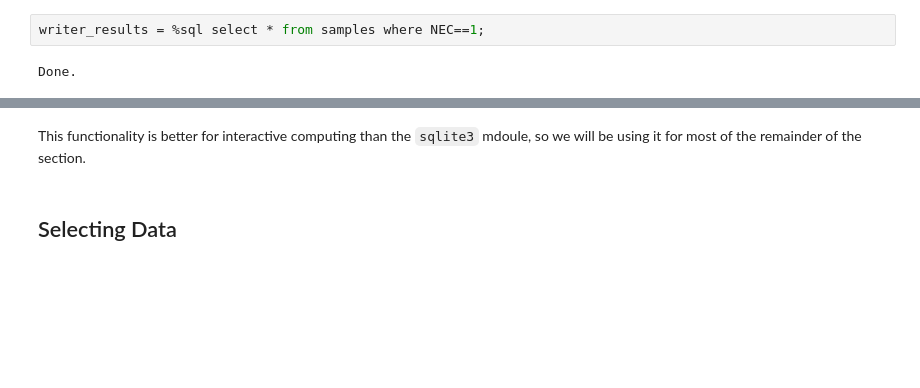
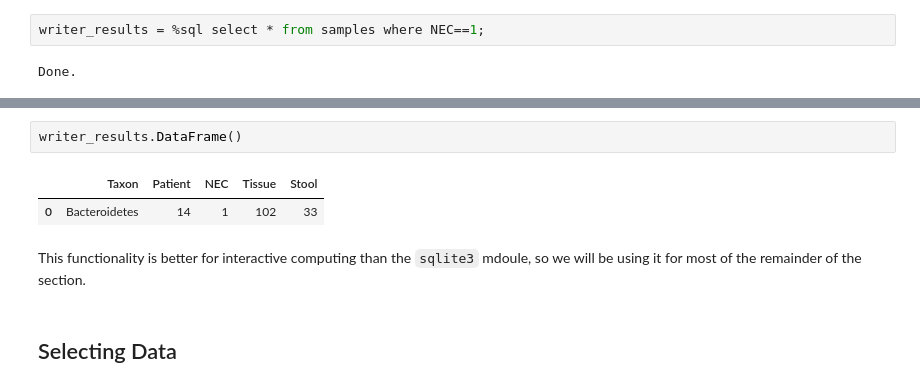
Before and after one commit to fonnesbeck/Bios8366, a Jupyter notebook: notebooks/Section8_2-Database-Programming.ipynb, the cells around one changed output, grey strips where cells are left out. Saved outputs shown, nothing was run; the diff lists cells and outputs as text; blank space fills up the shorter version.

```diff
--- a/notebooks/Section8_2-Database-Programming.ipynb
+++ b/notebooks/Section8_2-Database-Programming.ipynb
@@ -258,4 +283,9 @@ writer_results
 | Bacteroidetes | 14 | 1 | 102 | 33 |
+# %%
+writer_results.DataFrame()
+# %% [output]
+|  | Taxon | Patient | NEC | Tissue | Stool |
+| 0 | Bacteroidetes | 14 | 1 | 102 | 33 |
 # %% [markdown]
 This functionality is better for interactive computing than the `sqlite3` mdoule, so we will be using it for most of the remainder of the section.
 # %% [markdown]
```
Also changed, not shown: parts of 18 cells of this notebook, 1 other file.
